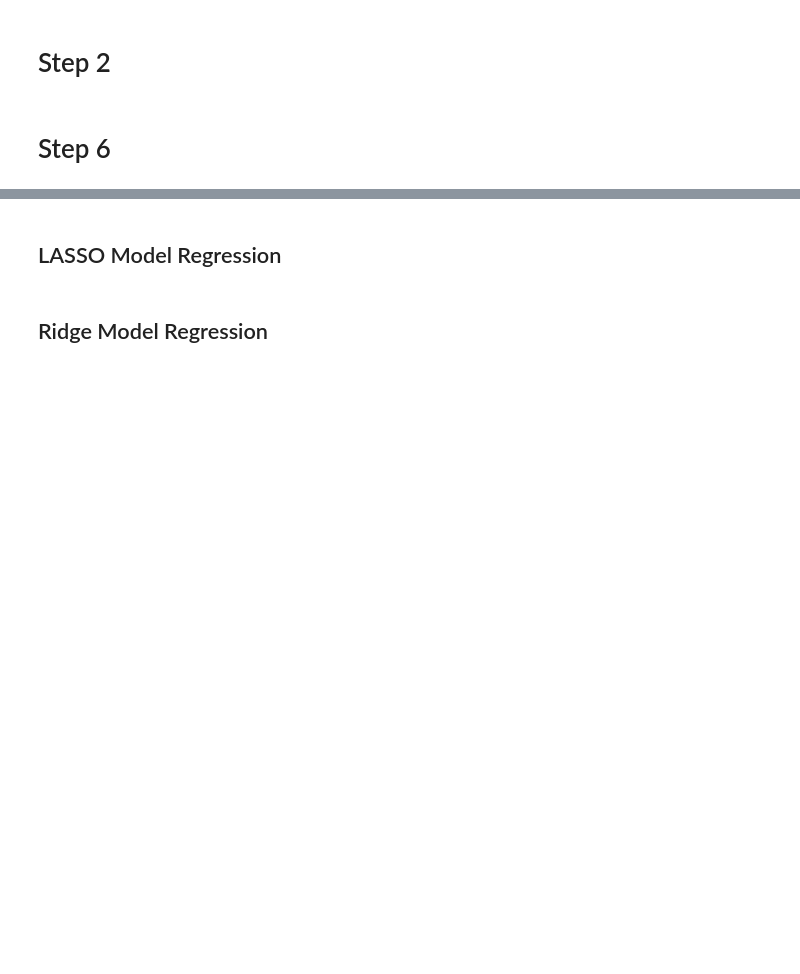
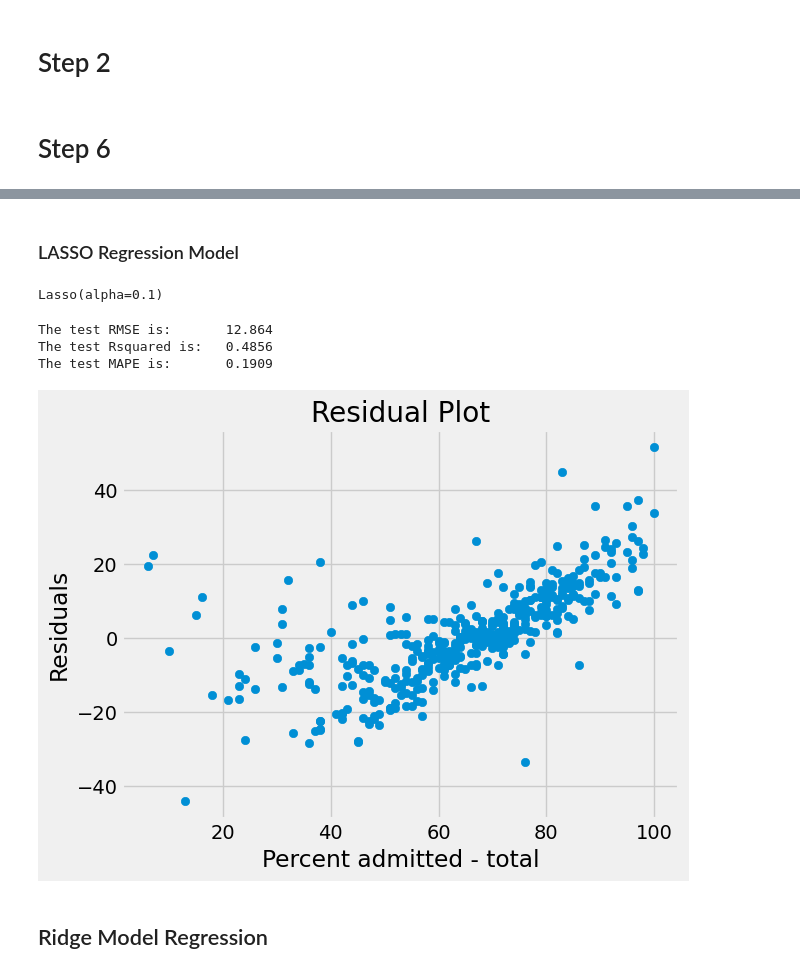
Before and after one commit to sah9j/FinalDataDive, a Jupyter notebook: main.ipynb, the cells around one changed output, grey strips where cells are left out. Saved outputs shown, nothing was run; the diff lists cells and outputs as text; code cells hidden in the pictures; blank space fills up the shorter version.

Commit message:
Added Lasso Regression Section

```diff
--- a/main.ipynb
+++ b/main.ipynb
@@ -307,2 +400,2 @@ ValueError: cannot convert float NaN to integer
 # %% [markdown]
-## LASSO Model Regression
+### LASSO Regression Model
@@ -309,3 +406,65 @@ ValueError: cannot convert float NaN to integer
+# %%
+from sklearn.preprocessing import StandardScaler
+
+sc = StandardScaler()
+
+# fit the data i.e calculate the mean and sd of each coluns of X_train
+sc.fit(X_train)
+
+#transform the train data
+X_train_sc = sc.transform(X_train)
+X_train_sc = pd.DataFrame(X_train_sc, columns=X_train.columns)
+
+#transform the test data
+X_test_sc = sc.transform(X_test)
+X_test_sc = pd.DataFrame(X_test_sc, columns=X_test.columns)
+# %%
+from sklearn.model_selection import GridSearchCV
+# Define the range of lambda (alpha) values you want to test
+param_grid = {'alpha': [0.00000000001, 0.00000001,0.0000001, 0.000001, 0.00001, 0.0001, 0.0005, 0.001, 0.01, 0.1, 0.5, 1, 5, 10, 50, 100, 1000]}
+
+grid_search = GridSearchCV(lasso, param_grid, scoring='neg_mean_squared_error', cv=5)
+# %%
+# Perform the grid search
+grid_search.fit(X_train_sc, y_train)
+
+# Find the best lambda (alpha) value
+best_alpha = grid_search.best_params_['alpha']
+
+# Train a Ridge model with the best lambda value
+best_lasso_model = Lasso(alpha=best_alpha)
+best_lasso_model.fit(X_train_sc, y_train)
+# %% [output]
+Lasso(alpha=0.1)
+# %%
+# Calculate the estimated y values using the test dataset
+y_hat_test = best_lasso_model.predict(X_test_sc)
+# %%
+test_mse = mean_squared_error(y_test, y_hat_test)
+test_rmse = np.sqrt(test_mse)
+test_mae = mean_absolute_error(y_test, y_hat_test)
+test_r_squared = r2_score(y_test, y_hat_test)
+test_mape = mean_absolute_percentage_error(y_test, y_hat_test)
+
+print(f'The test RMSE is:\t{round(test_rmse, 3)}')
+print(f'The test Rsquared is:\t{round(test_r_squared, 4)}')
+print(f'The test MAPE is:\t{round(test_mape, 4)}')
+# %% [output]
+The test RMSE is:       12.864
+The test Rsquared is:   0.4856
+The test MAPE is:       0.1909
+# %%
+residuals = [actual - predicted for actual, predicted in zip(y_test, y_hat_test)]
+# Create a scatter plot
+plt.scatter(y_test, residuals)
+plt.xlabel('Percent admitted - total')
+plt.ylabel('Residuals')
+plt.title('Residual Plot')
+
+# Show the plot
+plt.show()
+# %% [output]
+[figure, added]
 # %% [markdown]
 ## Ridge Model Regression
 # %% [markdown]
```
Also changed, not shown: parts of 12 cells of this notebook.
